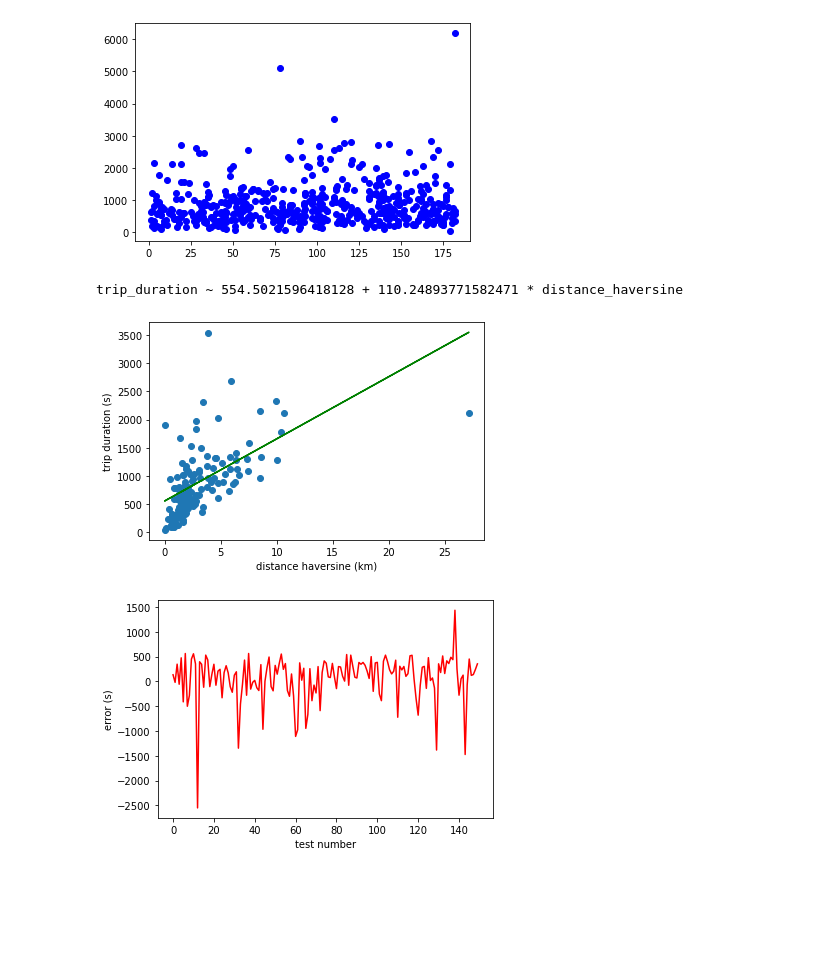
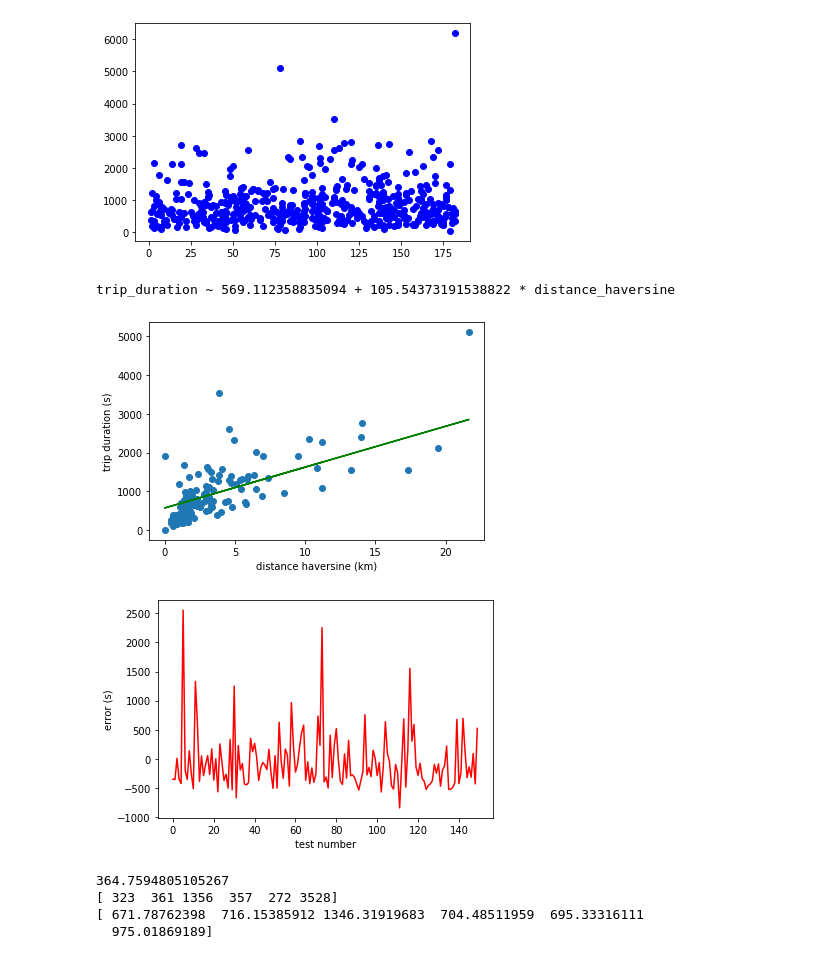
Before and after one commit to aemi-dev/td_taxidriver, a Jupyter notebook: linearRegression.ipynb, the cells around one changed output. Saved outputs shown, nothing was run; the diff lists cells and outputs as text; code cells hidden in the pictures; blank space fills up the shorter version.

```diff
--- a/linearRegression.ipynb
+++ b/linearRegression.ipynb
@@ -9,7 +9,7 @@ from matplotlib import pyplot as plt
 
 # Lecture du fichier, suppression des données manquante et des données dupliquées
 df = pd.read_csv("train.csv",engine='c',memory_map=True,nrows=1000)
-df.dropna(inplace=True)
+df.dropna(axis=0, inplace=True)
 df.drop_duplicates(inplace=True)
 
 # On remet les dates dans un format normalisée
@@ -69,34 +69,50 @@ plt.show()
 # %%
 # Pour commencer je vais essayer de faire une régression linéaire en utilisant la donnée qui à l'air à peu près corélées linéairement avec le temps de trajet: la distance
 from sklearn.model_selection import train_test_split
 from sklearn.linear_model import LinearRegression
 
 X = df[['distance_haversine']].values
 Y = df.trip_duration.values
 
-# On sépare les données en ensemble de données test et données d'entraînement. Les données d'entraînement représenteront environ 85% des données totales
-XTrain, XTest, YTrain, YTest = train_test_split(X,Y,train_size=0.85)
+# On sépare les données en ensemble de données test et données d'entraînement. Les données d'entraînement représenteront environ 85% des données totales. J'ai vu un cours sur Kaggle qui disait que c'était une bonne pratique de renseigné le random state afin d'avoir une bonne reproductibilité
+XTrain, XTest, YTrain, YTest = train_test_split(X,Y,train_size=0.85,random_state=19061996)
 
 reg = LinearRegression().fit(XTrain, YTrain)
 
 # On affiche quelques informations sur la régression
 print ('trip_duration ~',reg.intercept_, '+', reg.coef_[0], '* distance_haversine')
 
 # On affiche un graphique sur ce que nous donne la régression sur des données de test par rapport aux données réelles
 plt.scatter(XTest,YTest)
 plt.plot(XTest,reg.predict(XTest),c='green',label='prediction')
 plt.ylabel('trip duration (s)')
 plt.xlabel('distance haversine (km)')
 plt.show()
 
 # On affiche l'erreur que l'on fait sur chaque prédiction
-plt.plot(np.arange(len(XTest)),(reg.predict(XTest) - YTest),c='red',label='error')
+plt.plot(np.arange(len(XTest)),(YTest - reg.predict(XTest)),c='red',label='error')
 plt.ylabel('error (s)')
 plt.xlabel('test number')
 plt.show()
 
 # Bon ce n'est pas ouf mais c'est déjà un début. Maintenant il faut voir comment prendre en compte les autres données qui ne sont pas corrélées linéairements et je ne sais pas encore comment faire. Voire même si on peut en trouver d'autres (sur Kaggle il prennent la vitesse et tout et tout). Il va falloir continuer à éplucher ce que les gens ont fait sur Kaggle mais j'ai l'impression qu'ils utilisent tous du boosting.
 # %% [output]
-trip_duration ~ 554.5021596418128 + 110.24893771582471 * distance_haversine
+trip_duration ~ 569.112358835094 + 105.54373191538822 * distance_haversine
-[figure, old version]
+[figure, new version]
-[figure, old version]
+[figure, new version]
+# %%
+# On calcule l'erreur (là je suis le cours sur Kaggle, je suis tombé dessus par hasard: https://www.kaggle.com/learn/intro-to-machine-learning)
+from sklearn.metrics import mean_absolute_error
+predictedValue = reg.predict(XTest)
+print(mean_absolute_error(YTest,predictedValue))
+
+testPrediction = reg.predict(XTest)
+print(YTest[:6])
+print(testPrediction[:6])
+
+# L'erreur est en moyenne de 361.2s ce qui n'est vraiment pas ouf
+# %% [output]
+364.7594805105267
+[ 323  361 1356  357  272 3528]
+[ 671.78762398  716.15385912 1346.31919683  704.48511959  695.33316111
+  975.01869189]
```
Also changed, not shown: 1 other file.
